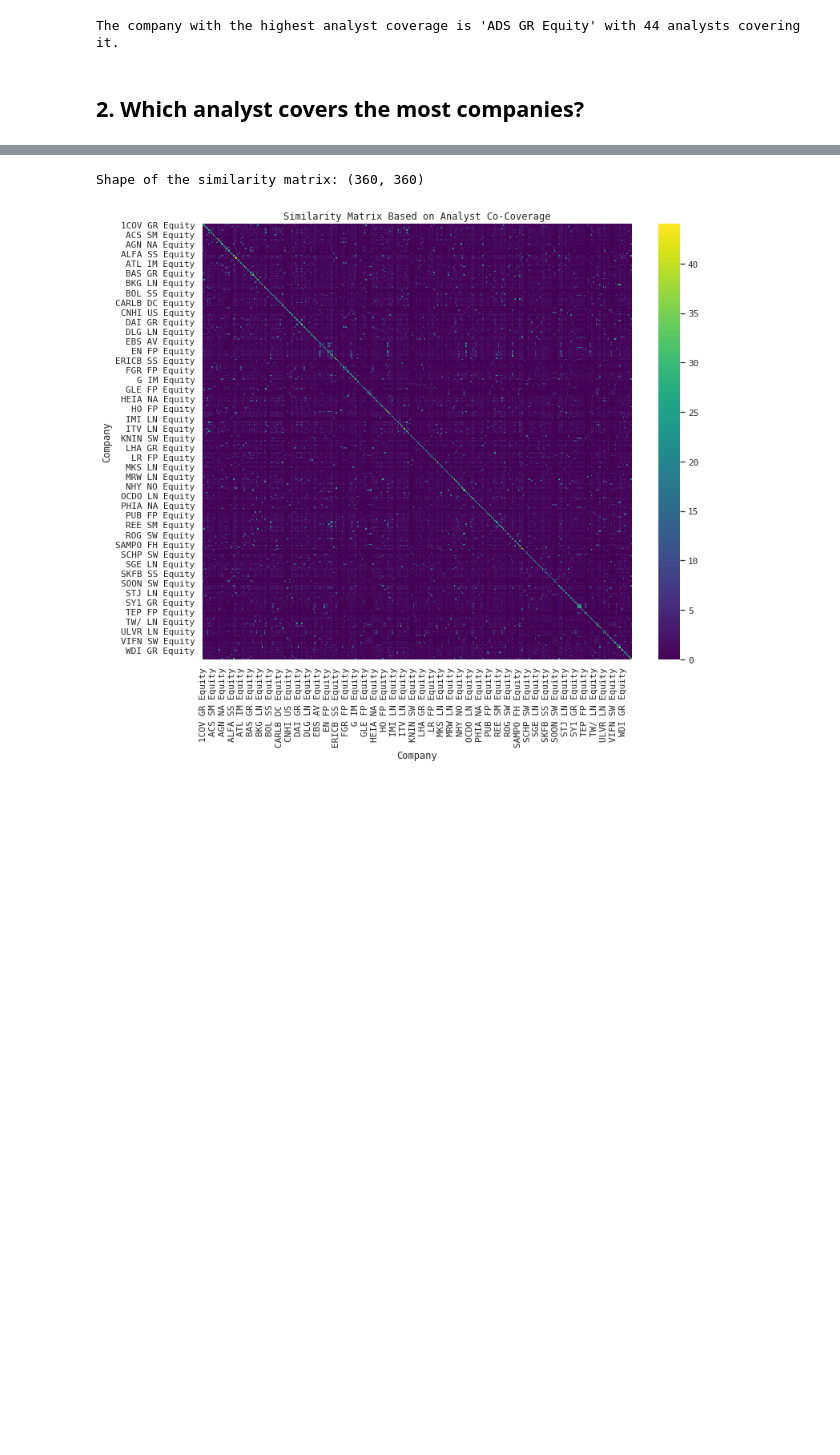
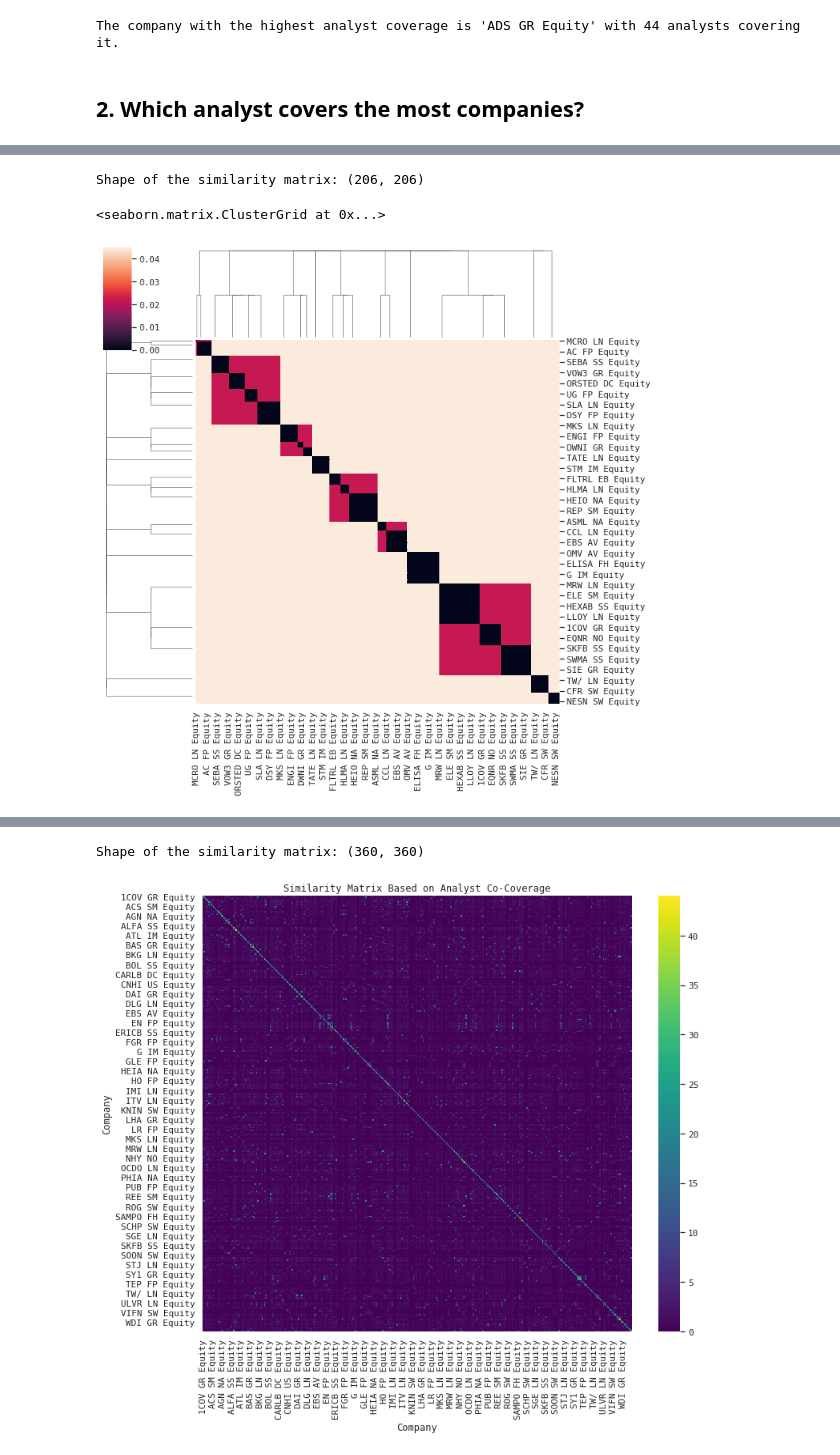
Before and after one commit to saltedpotato/QF632_Project, a Jupyter notebook: Project 3.ipynb, the cells around one changed output, grey strips where cells are left out. Drawn from its saved outputs; the diff is of its cells as text; code cells hidden in the pictures; blank space fills up the shorter version.

Commit message:
used Eskin for sim matrix

```diff
--- a/Project 3.ipynb
+++ b/Project 3.ipynb
@@ -147,2 +172,7 @@ The analyst who covers the most companies is 'Antpagna' covering 206 different c
 Based on how analysts organize themselves into covering companies,
 ### a. Could you model the similarity or conversely, the distance matrix between the companies based on this analyst co-coverage
+# %%
+df_company_info_broker = df_clean[['BBTICKER', 'GICS_SECTOR_NAME', 'GICS_INDUSTRY_GROUP_NAME', 'BROKER']].groupby(['BBTICKER', 'GICS_SECTOR_NAME', 'GICS_INDUSTRY_GROUP_NAME'], as_index = False).size().copy()
+df_company_info_rating = df_clean[['BBTICKER', 'GICS_SECTOR_NAME', 'GICS_INDUSTRY_GROUP_NAME', 'RATING']].groupby(['BBTICKER', 'GICS_SECTOR_NAME', 'GICS_INDUSTRY_GROUP_NAME'], as_index = False).mean().copy()
+df_company_info = df_company_info_broker.merge(df_company_info_rating, on=['BBTICKER', 'GICS_SECTOR_NAME', 'GICS_INDUSTRY_GROUP_NAME'])
+df_company_info
@@ -149,9 +193,18 @@ Based on how analysts organize themselves into covering companies,
 # %%
 categorical_features_ordinal = []
-categorical_features_one_hot = ['BROKER', 'GICS_SECTOR_NAME', 'GICS_INDUSTRY_GROUP_NAME', 'RECOMMENDATION']
-numerical_features = ['RATING', 'TARGET_PRICE']
+categorical_features_one_hot = ['GICS_SECTOR_NAME', 'GICS_INDUSTRY_GROUP_NAME']
+numerical_features = []
 clean_pipeline = get_pipeline_clean_encode_only(categorical_features_one_hot, categorical_features_ordinal, numerical_features)
 
 # We only want to observe analyst 'Antpagna'
-df_preprocessed = clean_pipeline.fit_transform(df[df["ANALYST"] == "Antpagna"].reset_index(drop=True).copy())
-cols = df[df["ANALYST"] == "Antpagna"]["BBTICKER"].tolist().copy()
+# We also clean the dataset
+## -- Categorical features: One_hot/Ordinal encoding
+
+df_analyst_antpaga = df_clean[df_clean["ANALYST"] == "Antpagna"].copy()
+
+# Remove duplicates
+df_analyst_antpaga = df_analyst_antpaga.drop_duplicates(subset=['BBTICKER']).reset_index(drop=True)
+
+df_company_info_antaga = df_company_info[df_company_info["BBTICKER"].isin(df_analyst_antpaga['BBTICKER'].tolist())]
+df_preprocessed = clean_pipeline.fit_transform(df_company_info_antaga.copy())
+cols = df_analyst_antpaga["BBTICKER"].tolist().copy()
@@ -177,0 +216,10 @@ Shape of the similarity matrix: (206, 206)
+# %%
+df_preprocessed_sim = pd.DataFrame(data = Eskin(df_preprocessed),
+                                   index = cols, columns = cols)
+print("Shape of the similarity matrix:", df_preprocessed_sim.shape)
+linkage = hc.linkage(sp.distance.squareform(df_preprocessed_sim), method='average')
+sns.clustermap(df_preprocessed_sim, row_linkage=linkage, col_linkage=linkage)
+# %% [output]
+Shape of the similarity matrix: (206, 206)
+<seaborn.matrix.ClusterGrid at 0x...>
+[figure, added]
```
Also changed, not shown: parts of 27 cells of this notebook, 1 other file.
